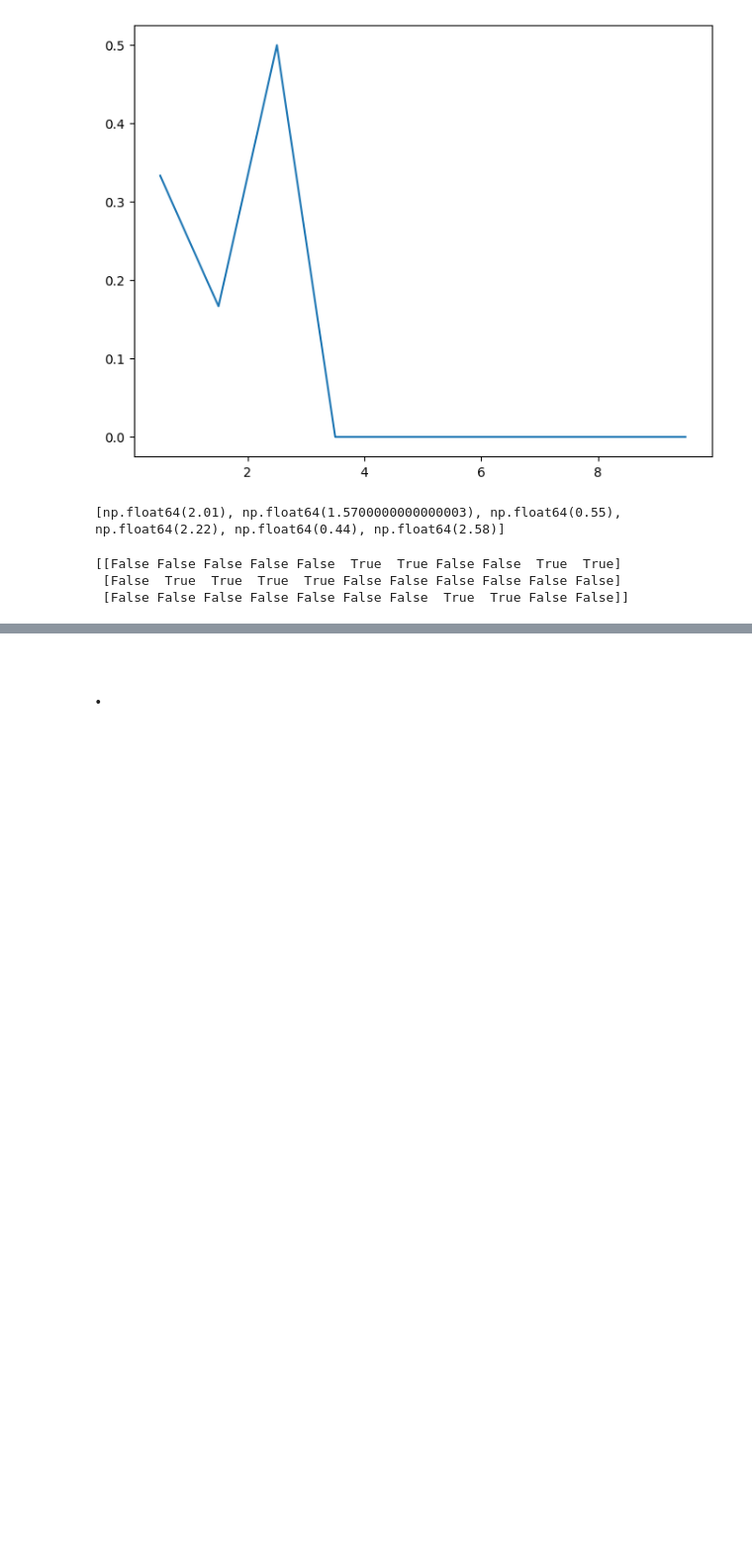
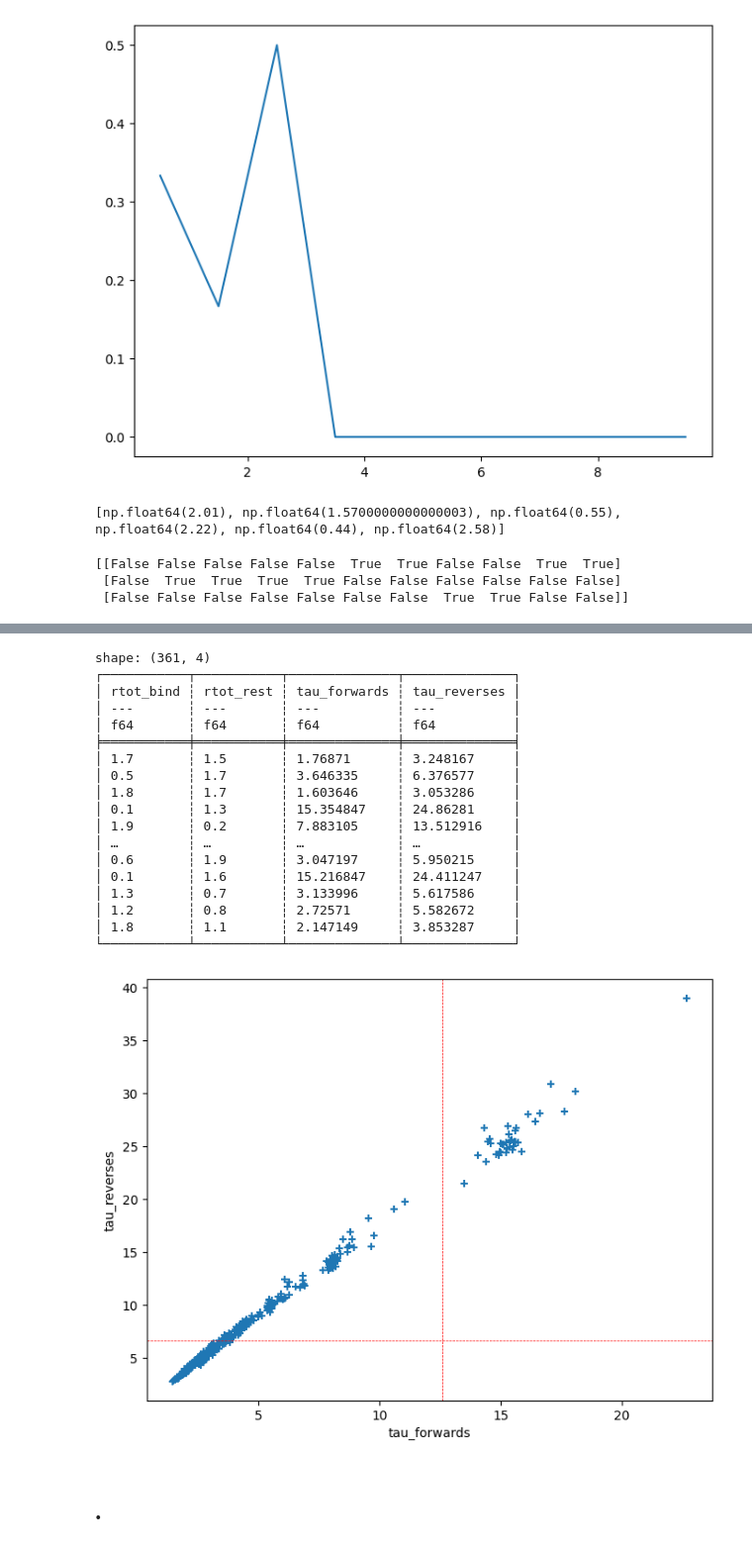
Before and after one commit to npelletbossot/Workspace, a Jupyter notebook: working_on/notebooks/working_on.ipynb, the cells around one changed output, grey strips where cells are left out. Shown at 99% size. Cells and saved outputs as stored; diff of their text form; code cells hidden in the pictures; blank space fills up the shorter version.

```diff
--- a/working_on/notebooks/working_on.ipynb
+++ b/working_on/notebooks/working_on.ipynb
@@ -355,2 +441,33 @@ def find_dwell_times(x_matrix: np.ndarray, t_matrix: np.ndarray):
+# %%
+print(df_pl_tau)
+
+plt.figure(figsize=(8,6))
+# plt.scatter(df_pl_tau["rtot_bind"], df_pl_tau["rtot_rest"], marker="+")
+plt.scatter(df_pl_tau["tau_forwards"], df_pl_tau["tau_reverses"], marker="+")
+plt.axvline(x=12.6, c="r", lw=0.5, ls="--")
+plt.axhline(y=06.6, c="r", lw=0.5, ls="--")
+plt.xlabel("tau_forwards")
+plt.ylabel("tau_reverses")
+plt.show()
+# %% [output]
+shape: (361, 4)
+┌───────────┬───────────┬──────────────┬──────────────┐
+│ rtot_bind ┆ rtot_rest ┆ tau_forwards ┆ tau_reverses │
+│ ---       ┆ ---       ┆ ---          ┆ ---          │
+│ f64       ┆ f64       ┆ f64          ┆ f64          │
+╞═══════════╪═══════════╪══════════════╪══════════════╡
+│ 1.7       ┆ 1.5       ┆ 1.76871      ┆ 3.248167     │
+│ 0.5       ┆ 1.7       ┆ 3.646335     ┆ 6.376577     │
+│ 1.8       ┆ 1.7       ┆ 1.603646     ┆ 3.053286     │
+│ 0.1       ┆ 1.3       ┆ 15.354847    ┆ 24.86281     │
+│ 1.9       ┆ 0.2       ┆ 7.883105     ┆ 13.512916    │
+│ …         ┆ …         ┆ …            ┆ …            │
+│ 0.6       ┆ 1.9       ┆ 3.047197     ┆ 5.950215     │
+│ 0.1       ┆ 1.6       ┆ 15.216847    ┆ 24.411247    │
+│ 1.3       ┆ 0.7       ┆ 3.133996     ┆ 5.617586     │
+│ 1.2       ┆ 0.8       ┆ 2.72571      ┆ 5.582672     │
+│ 1.8       ┆ 1.1       ┆ 2.147149     ┆ 3.853287     │
+└───────────┴───────────┴──────────────┴──────────────┘
+[figure, added]
 # %% [markdown]
 # .
```
Also changed, not shown: parts of 5 cells of this notebook, 1 other file.
